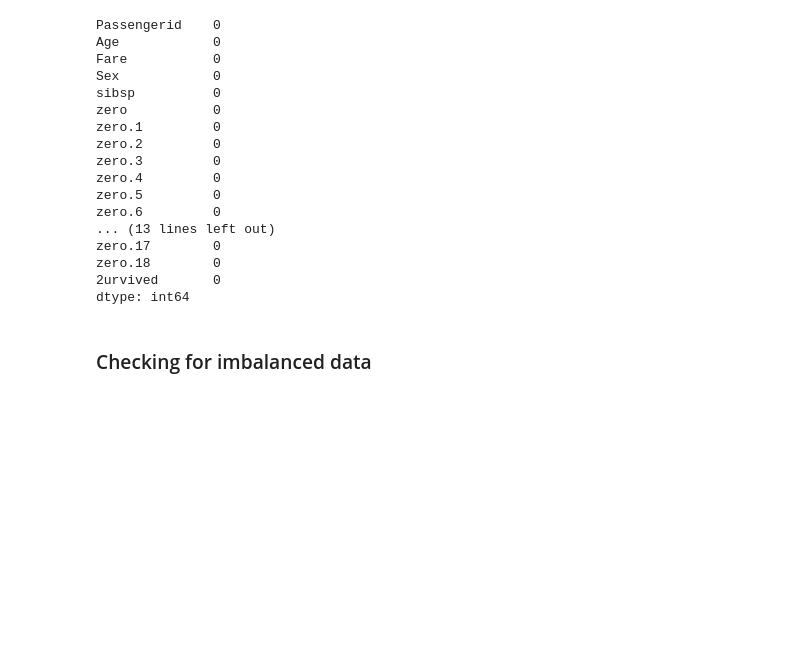
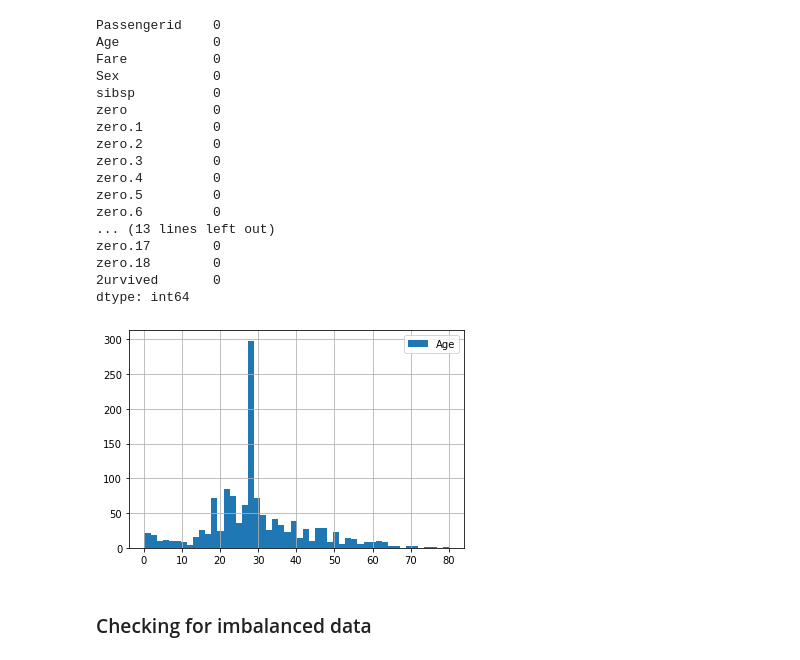
Before and after one commit to Shahrayar123/Titanic_Exploratory_Data_Analysis, a Jupyter notebook: Titanic_EDA.ipynb, the cells around one changed output. Drawn from its saved outputs; the diff is of its cells as text; code cells hidden in the pictures; blank space fills up the shorter version.

```diff
--- a/Titanic_EDA.ipynb
+++ b/Titanic_EDA.ipynb
@@ -129,6 +129,12 @@ zero.17        0
 zero.18        0
 2urvived       0
 dtype: int64
+# %%
+data.Age.hist(bins=50, legend=1)
+
+plt.show()
+# %% [output]
+[figure, added]
 # %% [markdown]
 ### Checking for imbalanced data
 # %%
```
Also changed, not shown: parts of 1 cell of this notebook.
